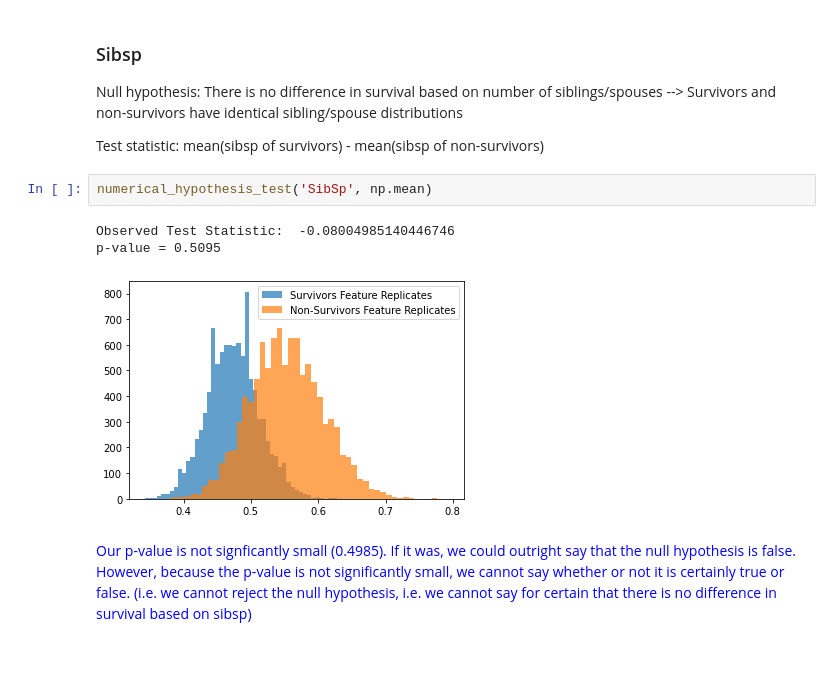
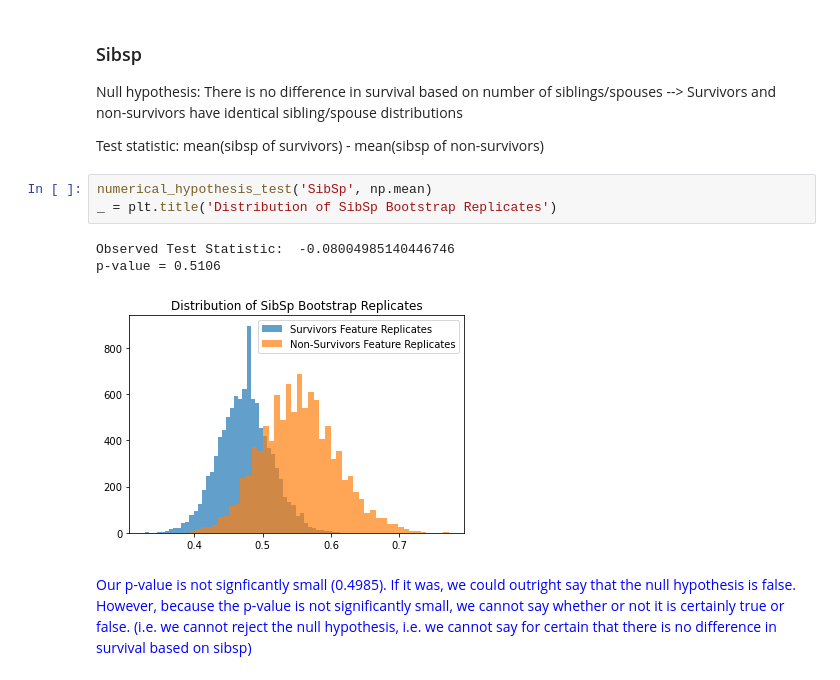
Before and after one commit to taywong00/data-science-titanic-survivors-final-project, a Jupyter notebook: solution.ipynb, the cells around one changed output. Cells and saved outputs as stored; diff of their text form.

```diff
--- a/solution.ipynb
+++ b/solution.ipynb
@@ -385,10 +388,11 @@ Null hypothesis: There is no difference in survival based on number of siblings/
 Test statistic: mean(sibsp of survivors) - mean(sibsp of non-survivors)
 # %%
 numerical_hypothesis_test('SibSp', np.mean)
+_ = plt.title('Distribution of SibSp Bootstrap Replicates')
 # %% [output]
 Observed Test Statistic:  -0.08004985140446746
-p-value = 0.5095
+p-value = 0.5106
-[figure, old version]
+[figure, new version]
 # %% [markdown]
 <p>
 <span style="color:blue">
```
Also changed, not shown: parts of 23 cells of this notebook.
